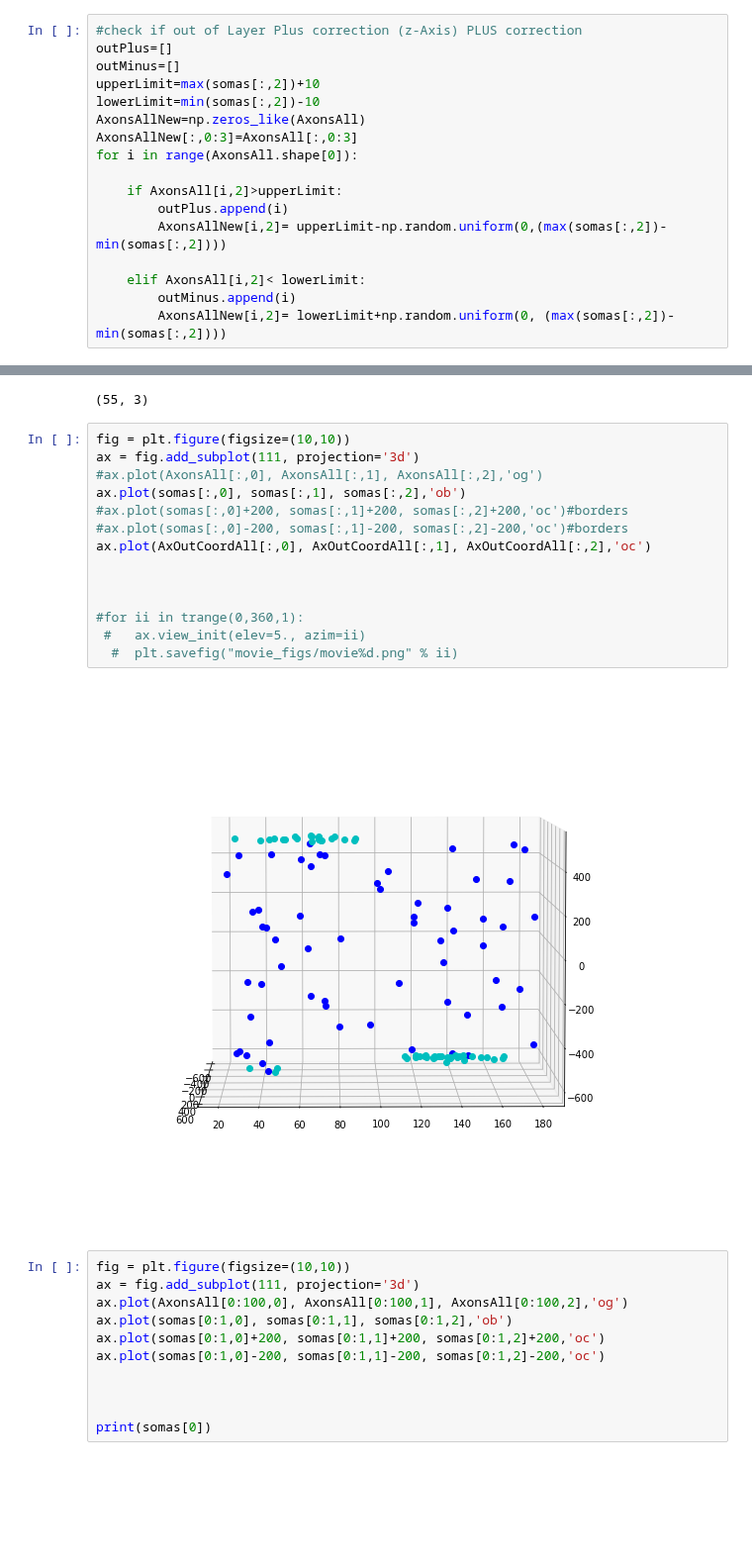
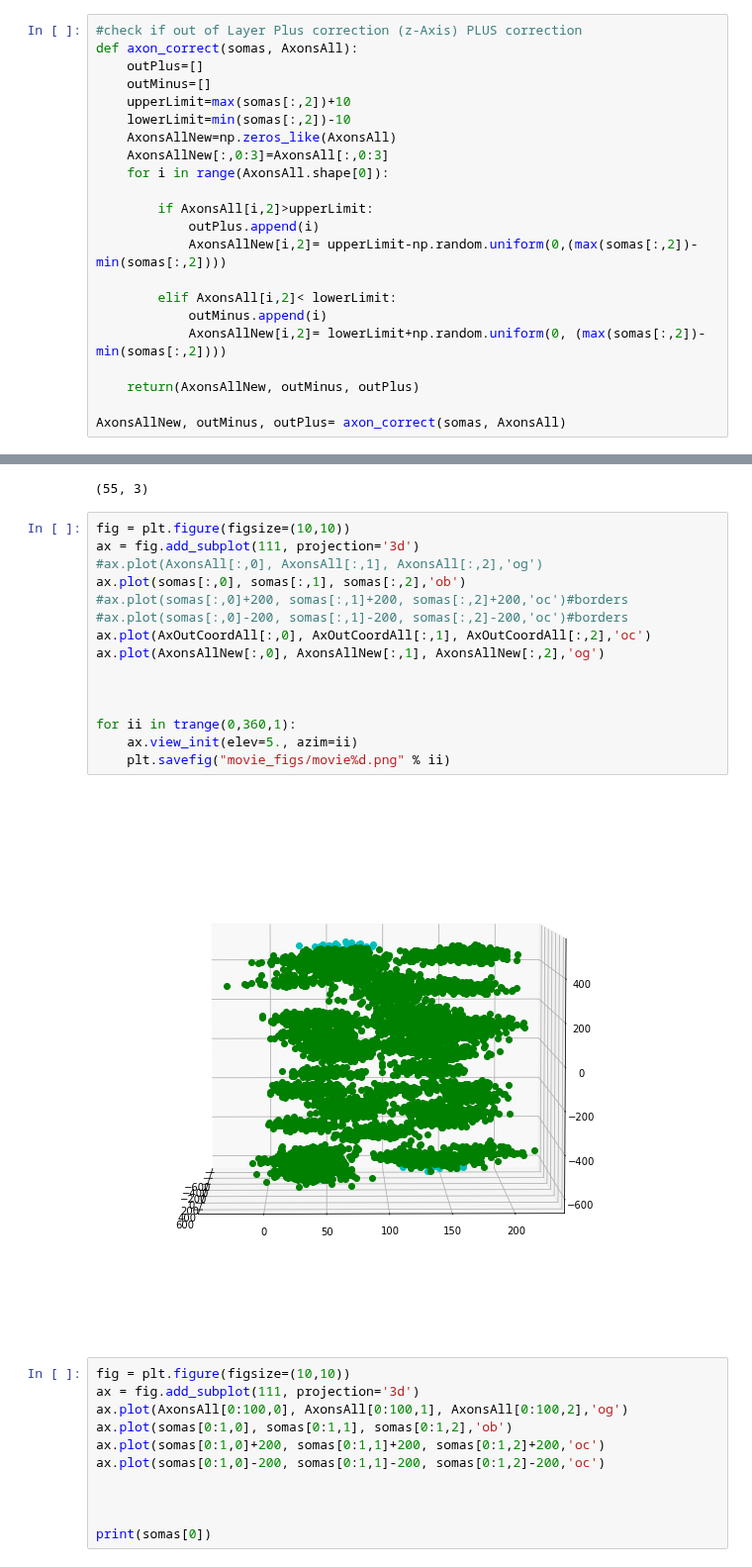
Before and after one commit to CNS-OIST/pycabnn, a Jupyter notebook: notebooks/MLI_geometry_workbook.ipynb, the cells around one changed output, grey strips where cells are left out. Shown at 99% size. Saved outputs shown, nothing was run; the diff lists cells and outputs as text; blank space fills up the shorter version.

Commit message:
Function axon_correct

```diff
--- a/notebooks/MLI_geometry_workbook.ipynb
+++ b/notebooks/MLI_geometry_workbook.ipynb
@@ -527,21 +527,26 @@ def axon_generation(somas):
 AxonsAll= axon_generation(somas)
 # %%
 #check if out of Layer Plus correction (z-Axis) PLUS correction
-outPlus=[]
-outMinus=[]
-upperLimit=max(somas[:,2])+10
-lowerLimit=min(somas[:,2])-10
-AxonsAllNew=np.zeros_like(AxonsAll)
-AxonsAllNew[:,0:3]=AxonsAll[:,0:3]
-for i in range(AxonsAll.shape[0]):
+def axon_correct(somas, AxonsAll):
+    outPlus=[]
+    outMinus=[]
+    upperLimit=max(somas[:,2])+10
+    lowerLimit=min(somas[:,2])-10
+    AxonsAllNew=np.zeros_like(AxonsAll)
+    AxonsAllNew[:,0:3]=AxonsAll[:,0:3]
+    for i in range(AxonsAll.shape[0]):
 
-    if AxonsAll[i,2]>upperLimit:
-        outPlus.append(i)
-        AxonsAllNew[i,2]= upperLimit-np.random.uniform(0,(max(somas[:,2])-min(somas[:,2])))
+        if AxonsAll[i,2]>upperLimit:
+            outPlus.append(i)
+            AxonsAllNew[i,2]= upperLimit-np.random.uniform(0,(max(somas[:,2])-min(somas[:,2])))
 
-    elif AxonsAll[i,2]< lowerLimit:
-        outMinus.append(i)
-        AxonsAllNew[i,2]= lowerLimit+np.random.uniform(0, (max(somas[:,2])-min(somas[:,2])))
+        elif AxonsAll[i,2]< lowerLimit:
+            outMinus.append(i)
+            AxonsAllNew[i,2]= lowerLimit+np.random.uniform(0, (max(somas[:,2])-min(somas[:,2])))
+
+    return(AxonsAllNew, outMinus, outPlus)
+
+AxonsAllNew, outMinus, outPlus= axon_correct(somas, AxonsAll)
 # %%
 #CONTROL check if out of Layer Plus correction (z-Axis)
 outPlusC=[]
@@ -616,19 +622,20 @@ AxOutCoordAll.shape
 # %%
 fig = plt.figure(figsize=(10,10))
 ax = fig.add_subplot(111, projection='3d')
 #ax.plot(AxonsAll[:,0], AxonsAll[:,1], AxonsAll[:,2],'og')
 ax.plot(somas[:,0], somas[:,1], somas[:,2],'ob')
 #ax.plot(somas[:,0]+200, somas[:,1]+200, somas[:,2]+200,'oc')#borders
 #ax.plot(somas[:,0]-200, somas[:,1]-200, somas[:,2]-200,'oc')#borders
 ax.plot(AxOutCoordAll[:,0], AxOutCoordAll[:,1], AxOutCoordAll[:,2],'oc')
+ax.plot(AxonsAllNew[:,0], AxonsAllNew[:,1], AxonsAllNew[:,2],'og')
 
 
 
-#for ii in trange(0,360,1):
- #   ax.view_init(elev=5., azim=ii)
-  #  plt.savefig("movie_figs/movie%d.png" % ii)
+for ii in trange(0,360,1):
+    ax.view_init(elev=5., azim=ii)
+    plt.savefig("movie_figs/movie%d.png" % ii)
 # %% [output]
-[figure, old version]
+[figure, new version]
 # %%
 fig = plt.figure(figsize=(10,10))
 ax = fig.add_subplot(111, projection='3d')
```
Also changed, not shown: parts of 3 cells of this notebook.
